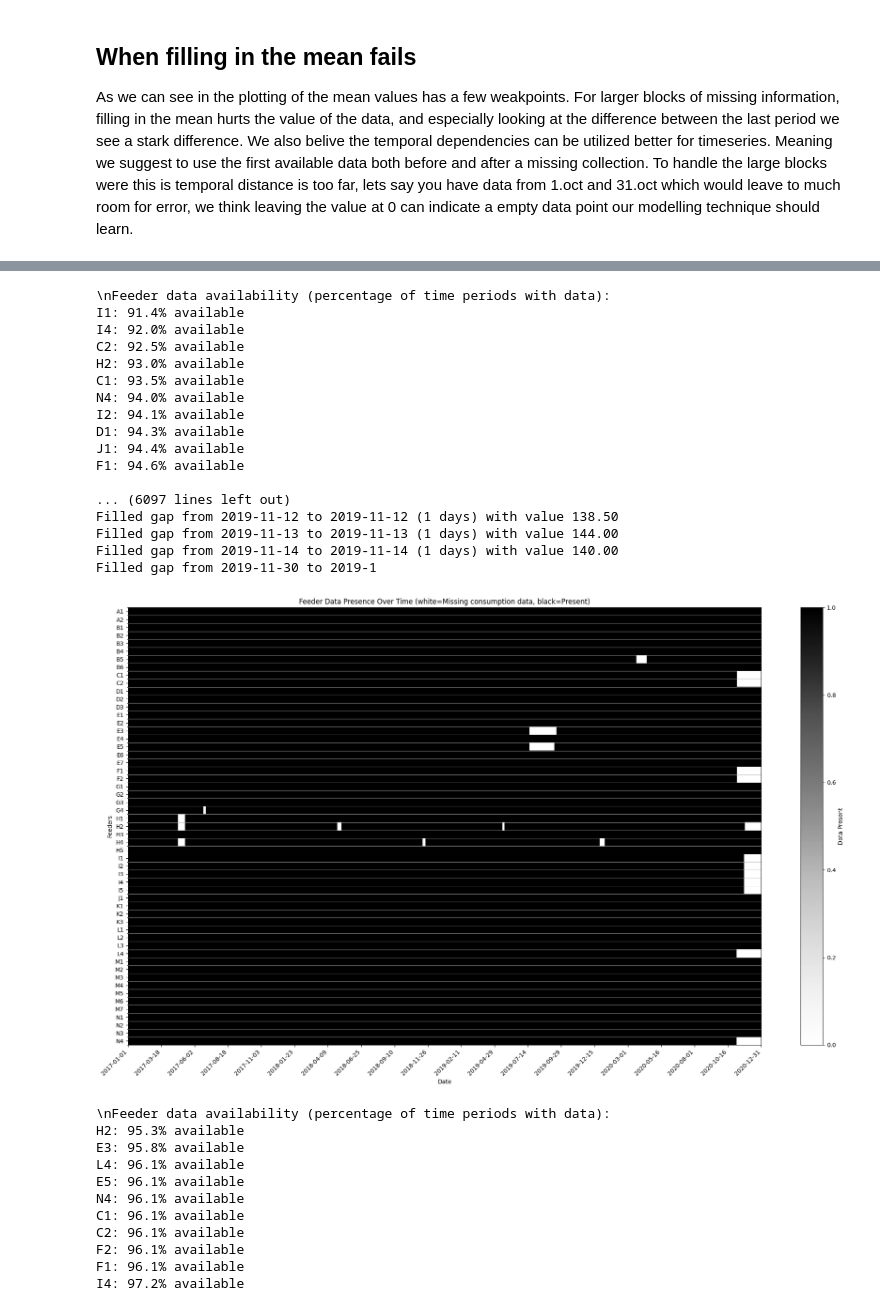
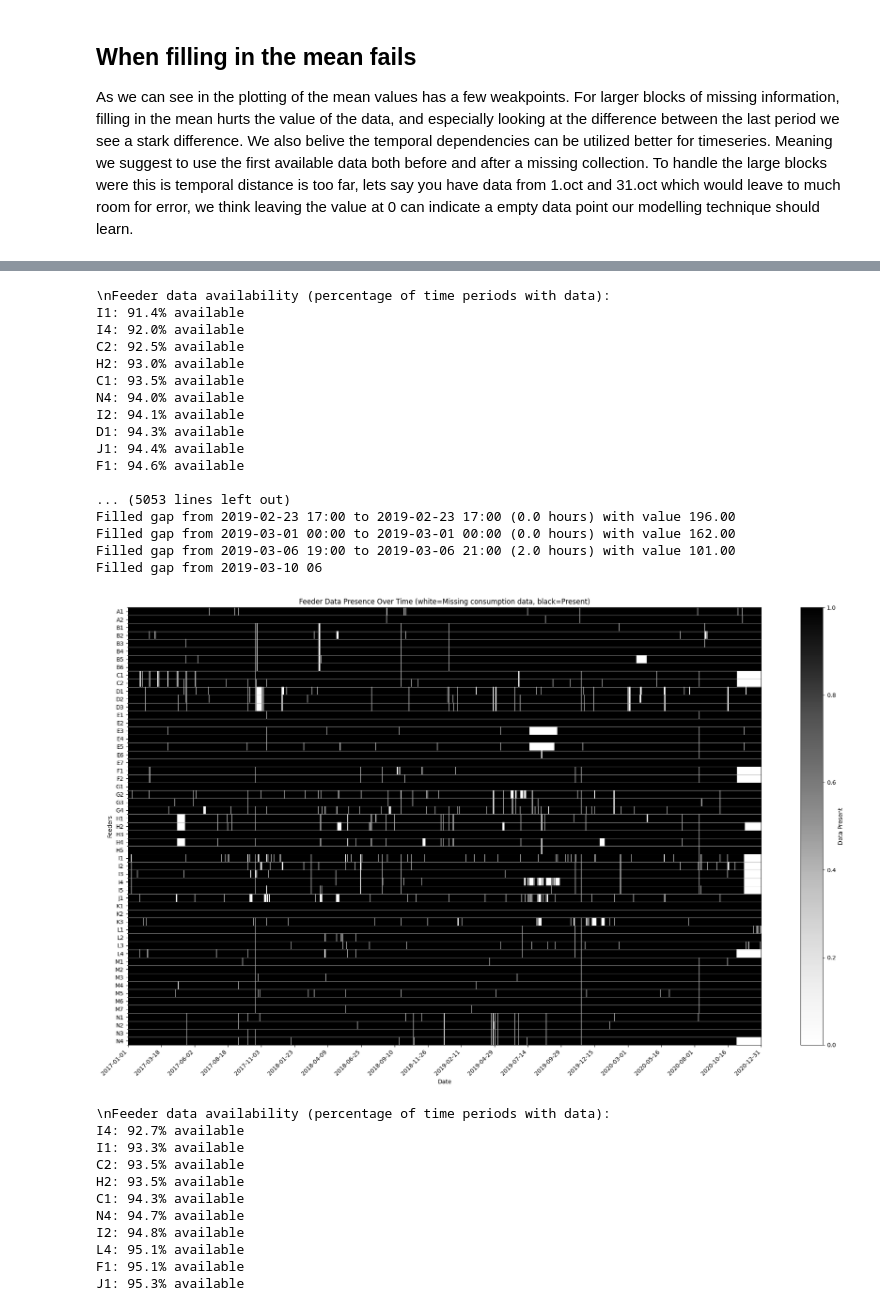
Before and after one commit to NicolaiBaklund/IT3212, a Jupyter notebook: notebooks/Paraguay/missing/missing_values.ipynb, the cells around one changed output, grey strips where cells are left out. Saved outputs shown, nothing was run; the diff lists cells and outputs as text; code cells hidden in the pictures.

```diff
--- a/notebooks/Paraguay/missing/missing_values.ipynb
+++ b/notebooks/Paraguay/missing/missing_values.ipynb
@@ -276,17 +276,13 @@ plt.show()
 ## When filling in the mean fails
 As we can see in the plotting of the mean values has a few weakpoints. For larger blocks of missing information, filling in the mean hurts the value of the data, and especially looking at the difference between the last period we see a stark difference. We also belive the temporal dependencies can be utilized better for timeseries. Meaning we suggest to use the first available data both before and after a missing collection. To handle the large blocks were this is temporal distance is too far, lets say you have data from 1.oct and 31.oct which would leave to much room for error, we think leaving the value at 0 can indicate a empty data point our modelling technique should learn.
 # %%
-## Fill inn the gaps smaller than 5 days with mean from before and after
-
-# Fill gaps smaller than 5 days with mean from before and after
-
-def fill_small_gaps(series, max_gap_days):
+def fill_small_gaps(series, max_gap_hours):
     """
-    Fill NaN gaps smaller than max_gap_days with the mean of surrounding values
+    Fill NaN gaps smaller than max_gap_hours with the mean of surrounding values
 
     Parameters:
     series: pandas Series with datetime index (or string index convertible to datetime)
-    max_gap_days: maximum gap size to fill (in days)
+    max_gap_hours: maximum gap size to fill (in hours)
 
     Returns:
     pandas Series with small gaps filled
@@ -320,12 +316,12 @@ def fill_small_gaps(series, max_gap_days):
 
     # Fill small gaps
     for start_idx, end_idx in nan_groups:
-        # Calculate gap duration in days
+        # Calculate gap duration in hours
         start_date = series_filled.index[start_idx]
         end_date = series_filled.index[end_idx]
-        gap_duration = (end_date - start_date).days + 1
+        gap_duration_hours = (end_date - start_date).total_seconds() / 3600
 
-        if gap_duration <= max_gap_days:
+        if gap_duration_hours <= max_gap_hours:
             # Get surrounding values for mean calculation
             before_value = None
             after_value = None
@@ -351,12 +347,13 @@ def fill_small_gaps(series, max_gap_days):
             # Fill the gap
             series_filled.iloc[start_idx:end_idx+1] = fill_value
 
-            print(f"Filled gap from {start_date.strftime('%Y-%m-%d')} to {end_date.strftime('%Y-%m-%d')} "
-                  f"({gap_duration} days) with value {fill_value:.2f}")
+            print(f"Filled gap from {start_date.strftime('%Y-%m-%d %H:%M')} to {end_date.strftime('%Y-%m-%d %H:%M')} "
+                  f"({gap_duration_hours:.1f} hours) with value {fill_value:.2f}")
 
     return series_filled
 
-# Apply to your consumption data
+# Apply to your consumption data with 12-hour threshold
+# pivot_df_temporal_filled[feeder] = fill_small_gaps(pivot_df_temporal_filled[feeder], max_gap_hours=12)
 # %%
 
 show_missing_data(df_consumption_filled)
@@ -369,7 +366,7 @@ for feeder in pivot_df_temporal_filled.columns:
     original_nan_count = pivot_df_temporal_filled[feeder].isna().sum()
 
     if original_nan_count > 0:
-        pivot_df_temporal_filled[feeder] = fill_small_gaps(pivot_df_temporal_filled[feeder], max_gap_days=5)
+        pivot_df_temporal_filled[feeder] = fill_small_gaps(pivot_df_temporal_filled[feeder], max_gap_hours=4)
         new_nan_count = pivot_df_temporal_filled[feeder].isna().sum()
         filled_count = original_nan_count - new_nan_count
 
@@ -377,48 +374,48 @@ for feeder in pivot_df_temporal_filled.columns:
         print(f"  Filled: {filled_count}")
         print(f"  Remaining NaN: {new_nan_count}")
     else:
         print(f"  No missing values found")
 
 print("\n" + "=" * 60)
 print("Temporal gap filling completed!")
 
 # Convert back to long format
 df_consumption_temporal_filled = pivot_df_temporal_filled.reset_index().melt(
     id_vars=['datetime'],
     var_name='feeder',
     value_name='consumption'
 )
 
 show_missing_data(df_consumption_temporal_filled)
 # %% [output]
 [figure]
 \nFeeder data availability (percentage of time periods with data):
 I1: 91.4% available
 I4: 92.0% available
 C2: 92.5% available
 H2: 93.0% available
 C1: 93.5% available
 N4: 94.0% available
 I2: 94.1% available
 D1: 94.3% available
 J1: 94.4% available
 F1: 94.6% available
 
-... (6097 lines left out)
-Filled gap from 2019-11-12 to 2019-11-12 (1 days) with value 138.50
-Filled gap from 2019-11-13 to 2019-11-13 (1 days) with value 144.00
-Filled gap from 2019-11-14 to 2019-11-14 (1 days) with value 140.00
-Filled gap from 2019-11-30 to 2019-1
+... (5053 lines left out)
+Filled gap from 2019-02-23 17:00 to 2019-02-23 17:00 (0.0 hours) with value 196.00
+Filled gap from 2019-03-01 00:00 to 2019-03-01 00:00 (0.0 hours) with value 162.00
+Filled gap from 2019-03-06 19:00 to 2019-03-06 21:00 (2.0 hours) with value 101.00
+Filled gap from 2019-03-10 06
-[figure, old version]
+[figure, new version]
 \nFeeder data availability (percentage of time periods with data):
-H2: 95.3% available
-E3: 95.8% available
-L4: 96.1% available
-E5: 96.1% available
-N4: 96.1% available
-C1: 96.1% available
-C2: 96.1% available
-F2: 96.1% available
-F1: 96.1% available
-I4: 97.2% available
+I4: 92.7% available
+I1: 93.3% available
+C2: 93.5% available
+H2: 93.5% available
+C1: 94.3% available
+N4: 94.7% available
+I2: 94.8% available
+L4: 95.1% available
+F1: 95.1% available
+J1: 95.3% available
 # %%
```
Also changed, not shown: parts of 4 cells of this notebook, 1 other file.
